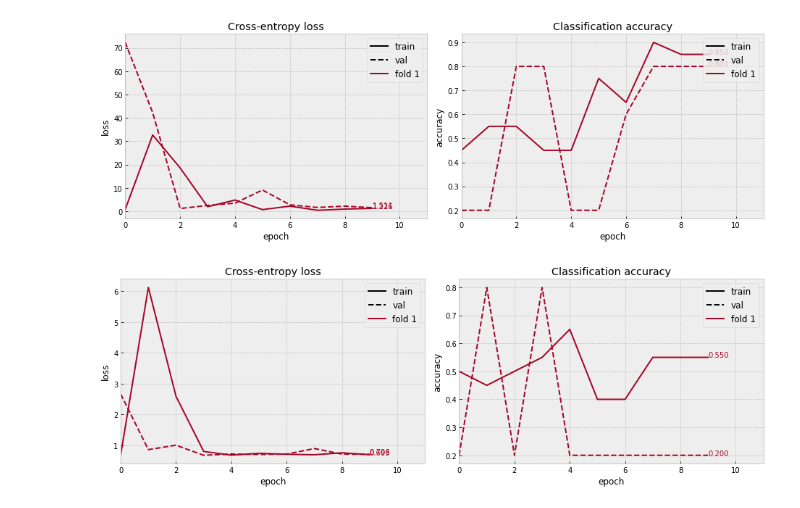
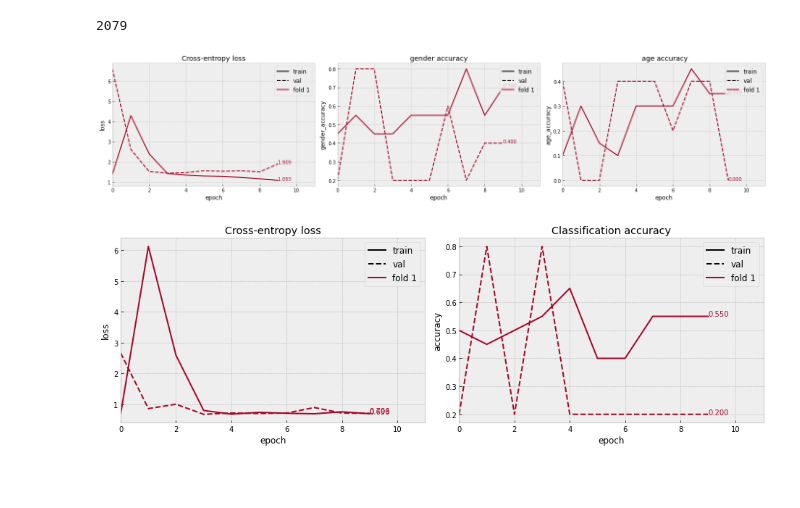
Before and after one commit to tejasr112002/Gender_recognition, a Jupyter notebook: test.ipynb, the cells around one changed output. Saved outputs shown, nothing was run; the diff lists cells and outputs as text; code cells hidden in the pictures; blank space fills up the shorter version.

Commit message:
models updated

```diff
--- a/test.ipynb
+++ b/test.ipynb
@@ -7,8 +76,13 @@ turn_off_warnings()
+# %%
+no_data_point = df.shape[0]
+unique_subjects = df.face_id.unique().shape[0]
+# %% [output]
+2079
 # %%
-model, histories = load_training_results("Baseline")
+model, histories = load_training_results("CNN multitask")
 pf.plot_histories(histories)
 # %% [output]
-[figure, old version]
+[figure, new version]
 # %%
 model, histories = load_training_results("Main Model")
 pf.plot_histories(histories)
```
Also changed, not shown: parts of 9 cells of this notebook, 4 other files.
